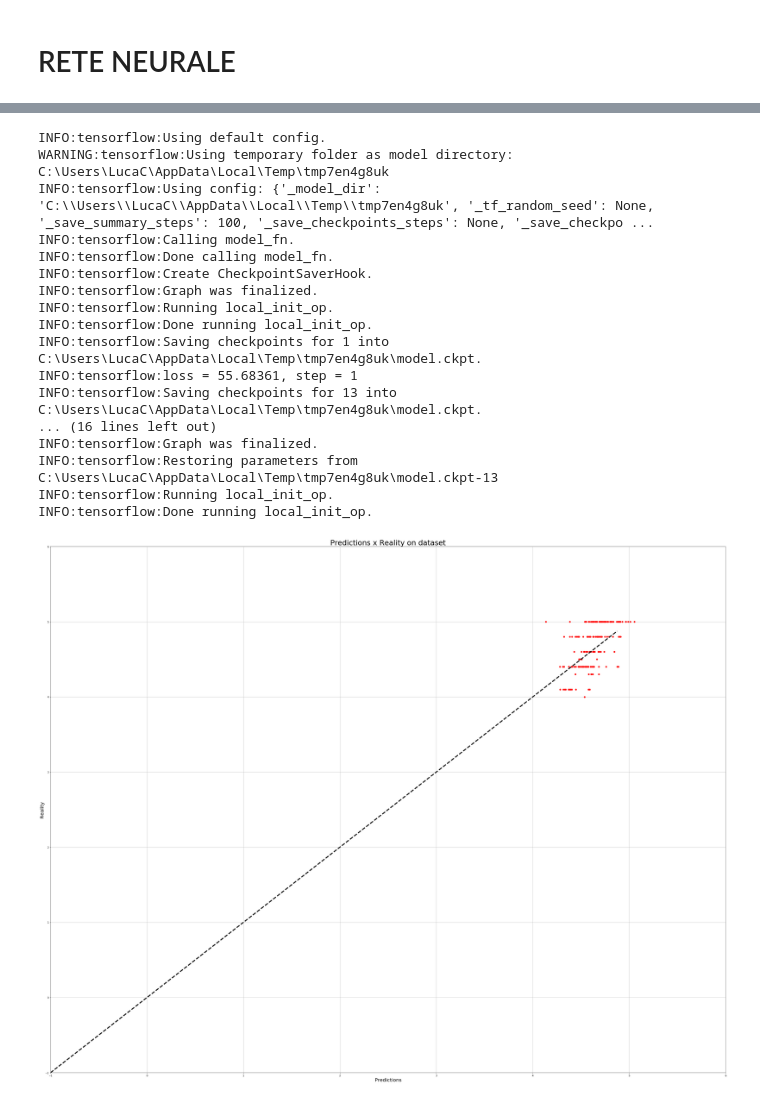
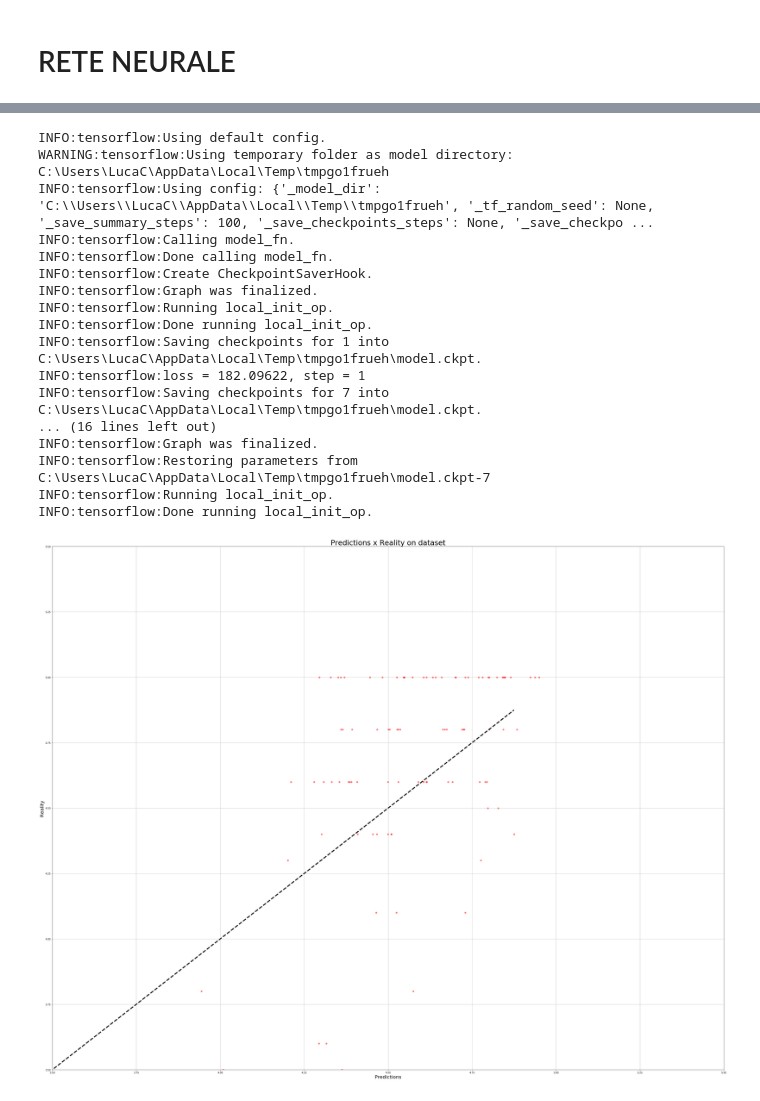
Before and after one commit to amecava/aitrain, a Jupyter notebook: Beta/Debug/Crea_db_per_DNN-GIUSTO.ipynb, the cells around one changed output, grey strips where cells are left out. Saved outputs shown, nothing was run; the diff lists cells and outputs as text; code cells hidden in the pictures.

Commit message:
Bug fixes
impostato spacchetta db a lasciare nan dove non ci sono wellness
corretto bug sulle previsioni (si prevedeva sulla mattina stessa)
snellimento del numero colonne in DNN

```diff
--- a/Beta/Debug/Crea_db_per_DNN-GIUSTO.ipynb
+++ b/Beta/Debug/Crea_db_per_DNN-GIUSTO.ipynb
@@ -87,7 +91,10 @@ def from_str_to_date(stringa):
     return time
 
 def calcola_go(df):
-    df['Go_score'] = SLEEP_PAR[int(df['wellness_sleep']) - 1] + STRESS_PAR[int(df['wellness_stress']) - 1] + FATIGUE_PAR[int(df['wellness_fatigue']) - 1] + SORENESS_PAR[int(df['wellness_soreness']) - 1] + MOOD_PAR[int(df['wellness_mood']) - 1]
+    try:
+        df['Go_score'] = SLEEP_PAR[int(df['wellness_sleep']) - 1] + STRESS_PAR[int(df['wellness_stress']) - 1] + FATIGUE_PAR[int(df['wellness_fatigue']) - 1] + SORENESS_PAR[int(df['wellness_soreness']) - 1] + MOOD_PAR[int(df['wellness_mood']) - 1]
+    except:
+        pass
     return df
 # %% [markdown]
 CREO UN DB CON I DATI DI TUTTI I GIOCATORI, CON COLONNE RIFERITE AI GIORNI PRECEDENTI
@@ -119,6 +126,7 @@ for file in list_file:
                                 'wellness_sleep','wellness_soreness','wellness_stress','Work Ratio','rpeTl','duration'], axis=1)
 
     ######################################################################################################
+    #faccio le colonne shiftate
     for category in lista_category:
         i = 1
         for column in category[0]:
@@ -133,6 +141,9 @@ for file in list_file:
 
 #rinomino la colonna Player Load
 df_total.rename(columns={'Player Load': 'Player_Load'}, inplace=True)
+
+#creo la colonna previsioni
+df_total['Go_score+1'] = df_total['Go_score'].shift(-1)
 # %% [output]
 Player1.pickle
 Player10.pickle
@@ -239,26 +247,26 @@ RETE NEURALE
 ============================
 # %%
 #define
-OUTPUT = 'Go_score'
+OUTPUT = 'Go_score+1'
 EPOCHS = 500
 HIDDEN_UNITS = [20,10]
 # %%
 #drop colonne inutili
-train = df_total.drop(['date','cardioWorkload','intensity','Player_Load'],axis = 1)
+train = df_total.drop(['date','cardioWorkload','intensity','Player_Load','rpe'],axis = 1)
 
 #drop dati a 0
 train = train[train['workload']!=0]
 
 #droppo colonne con parametri go troppo bassi
-colonne_go = ['Go_score','Go_score-1', 'Go_score-2', 'Go_score-3', 'Go_score-4',
-       'Go_score-5']
+colonne_go = ['Go_score']+lista_colonne_Go_score+[OUTPUT]
+
 for colonna in colonne_go:
-    train = train[train[colonna]>= 4]
+    train = train[train[colonna]>= 3]
 
-#muovo go_score in fondo
-serie = train[OUTPUT]
-train = train.drop([OUTPUT],axis=1)
-train[OUTPUT] = serie
+# #muovo go_score+1 in fondo
+# serie = train[OUTPUT]
+# train = train.drop([OUTPUT],axis=1)
+# train[OUTPUT] = serie
 
 input_dataset = train.copy()
 train
@@ -398,40 +406,40 @@ predictions = list(itertools.islice(y, testing_set.shape[0]))
 
 # Plot predictions x reality on dataset graph
 
 
 predictions = prepro_y.inverse_transform(np.array([x['predictions'] for x in predictions]).reshape(len(x_test), 1))
 reality = pd.DataFrame(prepro.inverse_transform(testing_set), columns=[COLUMNS])[OUTPUT].values
 font = {'family' : 'normal',
         'size'   : 10}
 matplotlib.rc('font', **font)
 fig, ax = plt.subplots(figsize=(50, 40))
 axes = plt.gca()
-axes.set_xlim([-1, 6])
-axes.set_ylim([-1, 6])
+axes.set_xlim([3.5, 5.5])
+axes.set_ylim([3.5, 5.5])
 plt.style.use('default')
-plt.plot(predictions, reality, 'ro', color='red')
+plt.plot(predictions, reality, 'ro', color='red',alpha = 0.5)
 plt.xlabel('Predictions', fontsize=20)
 plt.ylabel('Reality', fontsize=20)
 plt.title('Predictions x Reality on dataset', fontsize=30)
 ax.grid()
 ax.plot([-1, 4.875], [-1, 4.875], 'k--', lw=4)
 plt.show()
 # %% [output]
 INFO:tensorflow:Using default config.
-WARNING:tensorflow:Using temporary folder as model directory: C:\Users\LucaC\AppData\Local\Temp\tmp7en4g8uk
-INFO:tensorflow:Using config: {'_model_dir': 'C:\\Users\\LucaC\\AppData\\Local\\Temp\\tmp7en4g8uk', '_tf_random_seed': None, '_save_summary_steps': 100, '_save_checkpoints_steps': None, '_save_checkpo ...
+WARNING:tensorflow:Using temporary folder as model directory: C:\Users\LucaC\AppData\Local\Temp\tmpgo1frueh
+INFO:tensorflow:Using config: {'_model_dir': 'C:\\Users\\LucaC\\AppData\\Local\\Temp\\tmpgo1frueh', '_tf_random_seed': None, '_save_summary_steps': 100, '_save_checkpoints_steps': None, '_save_checkpo ...
 INFO:tensorflow:Calling model_fn.
 INFO:tensorflow:Done calling model_fn.
 INFO:tensorflow:Create CheckpointSaverHook.
 INFO:tensorflow:Graph was finalized.
 INFO:tensorflow:Running local_init_op.
 INFO:tensorflow:Done running local_init_op.
-INFO:tensorflow:Saving checkpoints for 1 into C:\Users\LucaC\AppData\Local\Temp\tmp7en4g8uk\model.ckpt.
-INFO:tensorflow:loss = 55.68361, step = 1
-INFO:tensorflow:Saving checkpoints for 13 into C:\Users\LucaC\AppData\Local\Temp\tmp7en4g8uk\model.ckpt.
+INFO:tensorflow:Saving checkpoints for 1 into C:\Users\LucaC\AppData\Local\Temp\tmpgo1frueh\model.ckpt.
+INFO:tensorflow:loss = 182.09622, step = 1
+INFO:tensorflow:Saving checkpoints for 7 into C:\Users\LucaC\AppData\Local\Temp\tmpgo1frueh\model.ckpt.
 ... (16 lines left out)
 INFO:tensorflow:Graph was finalized.
-INFO:tensorflow:Restoring parameters from C:\Users\LucaC\AppData\Local\Temp\tmp7en4g8uk\model.ckpt-13
+INFO:tensorflow:Restoring parameters from C:\Users\LucaC\AppData\Local\Temp\tmpgo1frueh\model.ckpt-7
 INFO:tensorflow:Running local_init_op.
 INFO:tensorflow:Done running local_init_op.
-[figure, old version]
+[figure, new version]
```
Also changed, not shown: parts of 9 cells of this notebook, 1 other file.
